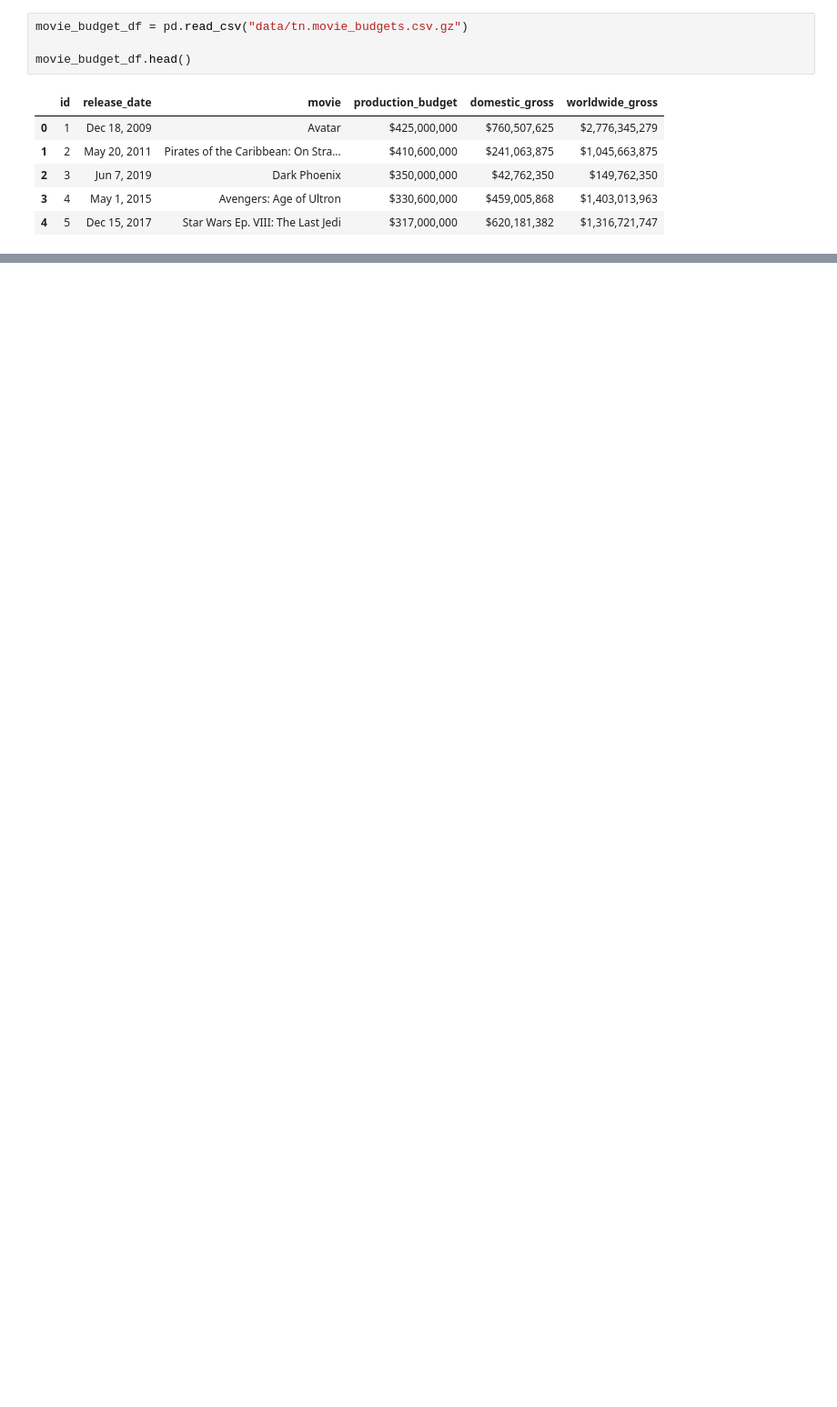
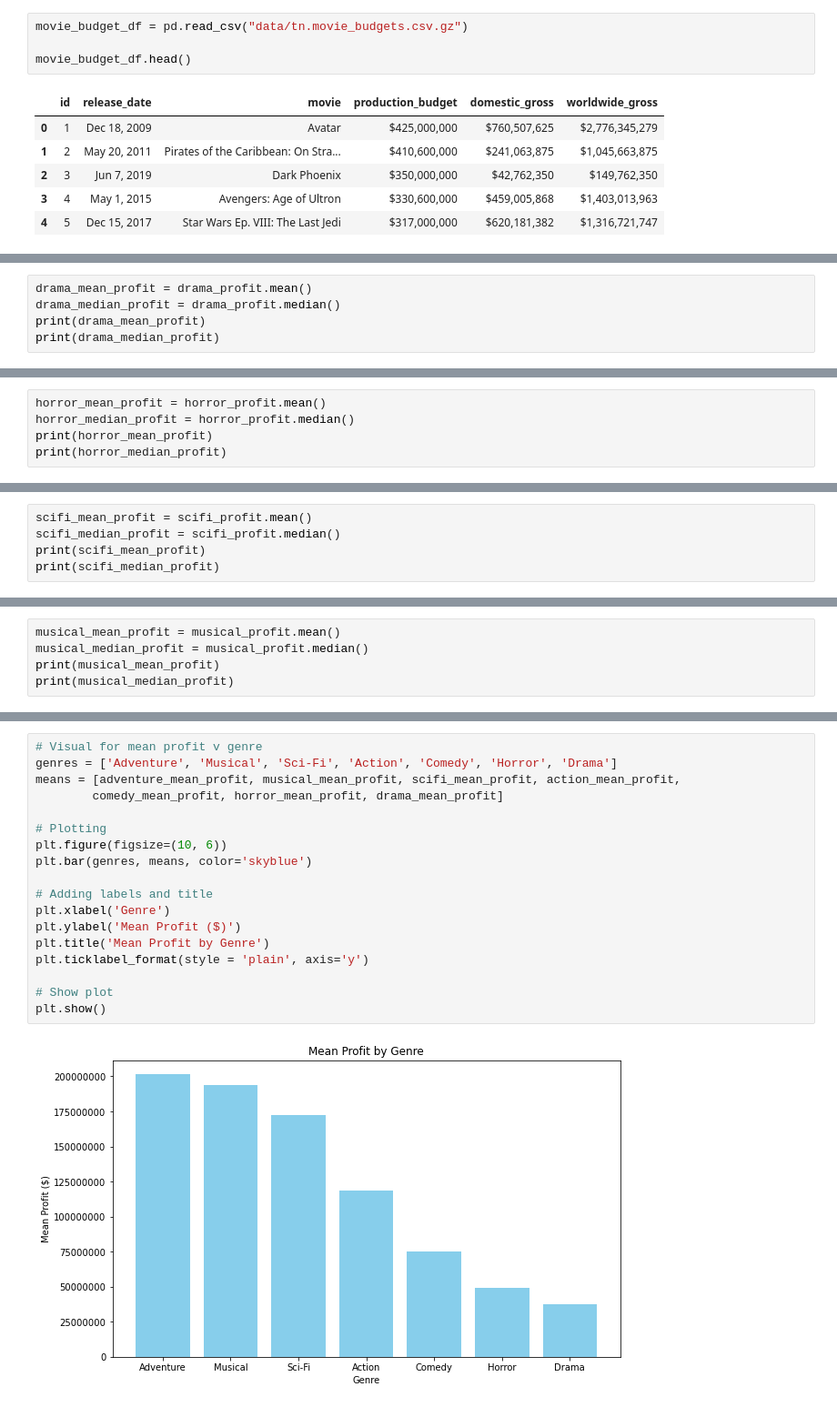
Before and after one commit to sangwon224/Movie_Studio_Strategy_Recommendation, a Jupyter notebook: Movie_Studio_Strategy_Recommendation.ipynb, the cells around one changed output, grey strips where cells are left out. Shown at 91% size. Drawn from its saved outputs; the diff is of its cells as text; blank space fills up the shorter version.

```diff
--- a/Movie_Studio_Strategy_Recommendation.ipynb
+++ b/Movie_Studio_Strategy_Recommendation.ipynb
@@ -266,0 +260,5 @@ plt.show();
+# %%
+drama_mean_profit = drama_profit.mean()
+drama_median_profit = drama_profit.median()
+print(drama_mean_profit)
+print(drama_median_profit)
@@ -266,0 +268,5 @@ plt.show();
+# %%
+horror_mean_profit = horror_profit.mean()
+horror_median_profit = horror_profit.median()
+print(horror_mean_profit)
+print(horror_median_profit)
@@ -266,0 +276,5 @@ plt.show();
+# %%
+scifi_mean_profit = scifi_profit.mean()
+scifi_median_profit = scifi_profit.median()
+print(scifi_mean_profit)
+print(scifi_median_profit)
@@ -266,0 +284,5 @@ plt.show();
+# %%
+musical_mean_profit = musical_profit.mean()
+musical_median_profit = musical_profit.median()
+print(musical_mean_profit)
+print(musical_median_profit)
@@ -266,0 +292,20 @@ plt.show();
+# %%
+# Visual for mean profit v genre
+genres = ['Adventure', 'Musical', 'Sci-Fi', 'Action', 'Comedy', 'Horror', 'Drama']
+means = [adventure_mean_profit, musical_mean_profit, scifi_mean_profit, action_mean_profit,
+        comedy_mean_profit, horror_mean_profit, drama_mean_profit]
+
+# Plotting
+plt.figure(figsize=(10, 6))
+plt.bar(genres, means, color='skyblue')
+
+# Adding labels and title
+plt.xlabel('Genre')
+plt.ylabel('Mean Profit ($)')
+plt.title('Mean Profit by Genre')
+plt.ticklabel_format(style = 'plain', axis='y')
+
+# Show plot
+plt.show()
+# %% [output]
+[figure, added]
```
Also changed, not shown: parts of 43 cells of this notebook.
